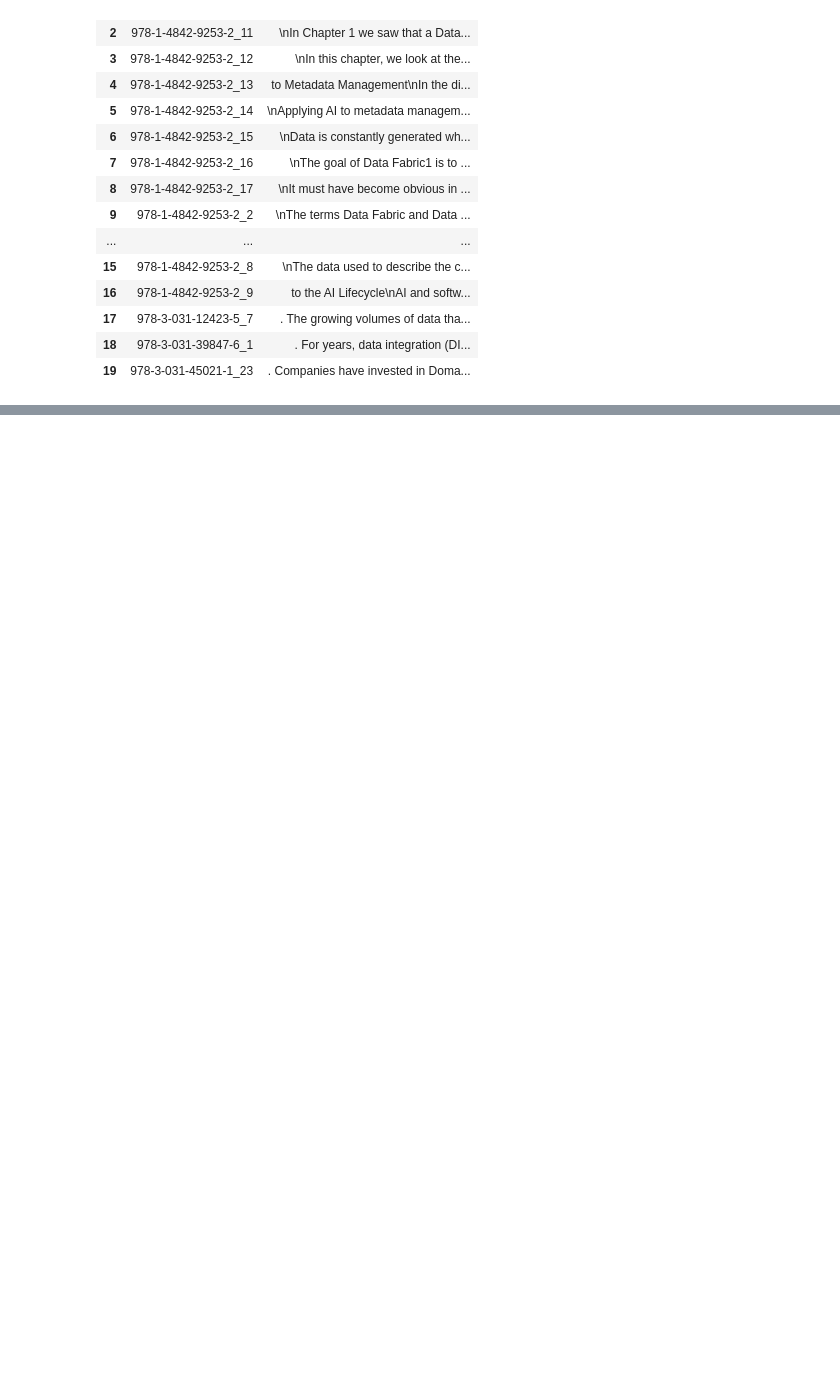
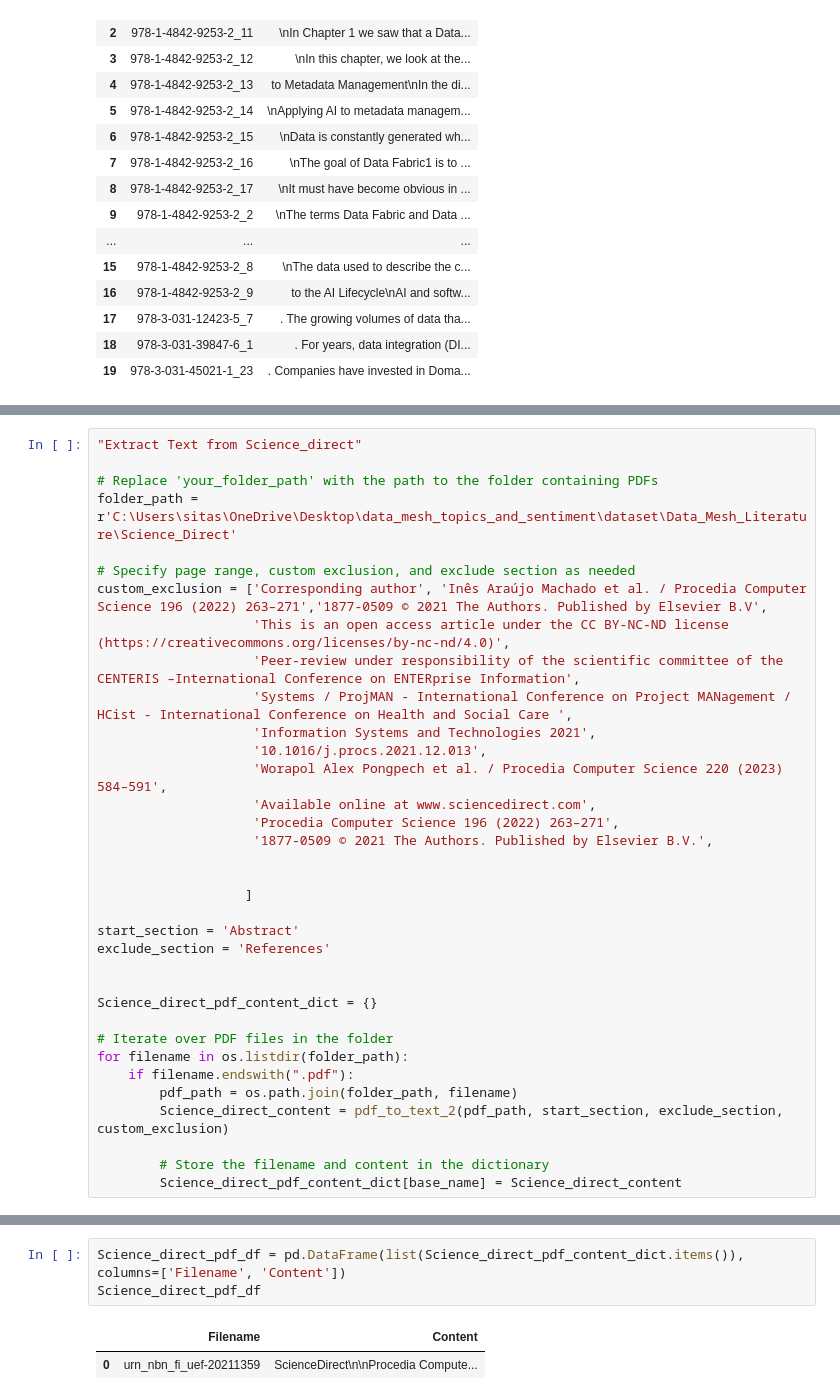
Before and after one commit to clumsyspeedboat/data_mesh_topics_and_sentiment, a Jupyter notebook: 01_Extract_pdf.ipynb, the cells around one changed output, grey strips where cells are left out. Saved outputs shown, nothing was run; the diff lists cells and outputs as text; blank space fills up the shorter version.

```diff
--- a/01_Extract_pdf.ipynb
+++ b/01_Extract_pdf.ipynb
@@ -176,0 +335,35 @@ springer_pdf_df
+# %%
+"Extract Text from Science_direct"
+
+# Replace 'your_folder_path' with the path to the folder containing PDFs
+folder_path = r'C:\Users\sitas\OneDrive\Desktop\data_mesh_topics_and_sentiment\dataset\Data_Mesh_Literature\Science_Direct'
+
+# Specify page range, custom exclusion, and exclude section as needed
+custom_exclusion = ['Corresponding author', 'Inês Araújo Machado et al. / Procedia Computer Science 196 (2022) 263–271','1877-0509 © 2021 The Authors. Published by Elsevier B.V',
+                    'This is an open access article under the CC BY-NC-ND license (https://creativecommons.org/licenses/by-nc-nd/4.0)',
+                    'Peer-review under responsibility of the scientific committee of the CENTERIS –International Conference on ENTERprise Information',
+                    'Systems / ProjMAN - International Conference on Project MANagement / HCist - International Conference on Health and Social Care ',
+                    'Information Systems and Technologies 2021',
+                    '10.1016/j.procs.2021.12.013',
+                    'Worapol Alex Pongpech et al. / Procedia Computer Science 220 (2023) 584–591',
+                    'Available online at www.sciencedirect.com',
+                    'Procedia Computer Science 196 (2022) 263–271',
+                    '1877-0509 © 2021 The Authors. Published by Elsevier B.V.',
+
+
+                   ]
+
+start_section = 'Abstract'
+exclude_section = 'References'
+
+
+Science_direct_pdf_content_dict = {}
+
+# Iterate over PDF files in the folder
+for filename in os.listdir(folder_path):
+    if filename.endswith(".pdf"):
+        pdf_path = os.path.join(folder_path, filename)
+        Science_direct_content = pdf_to_text_2(pdf_path, start_section, exclude_section, custom_exclusion)
+
+        # Store the filename and content in the dictionary
+        Science_direct_pdf_content_dict[base_name] = Science_direct_content
@@ -176,0 +388,6 @@ springer_pdf_df
+# %%
+Science_direct_pdf_df = pd.DataFrame(list(Science_direct_pdf_content_dict.items()), columns=['Filename', 'Content'])
+Science_direct_pdf_df
+# %% [output]
+|  | Filename | Content |
+| 0 | urn_nbn_fi_uef-20211359 | ScienceDirect\n\nProcedia Compute... |
```
Also changed, not shown: parts of 10 cells of this notebook, 1 other file.
